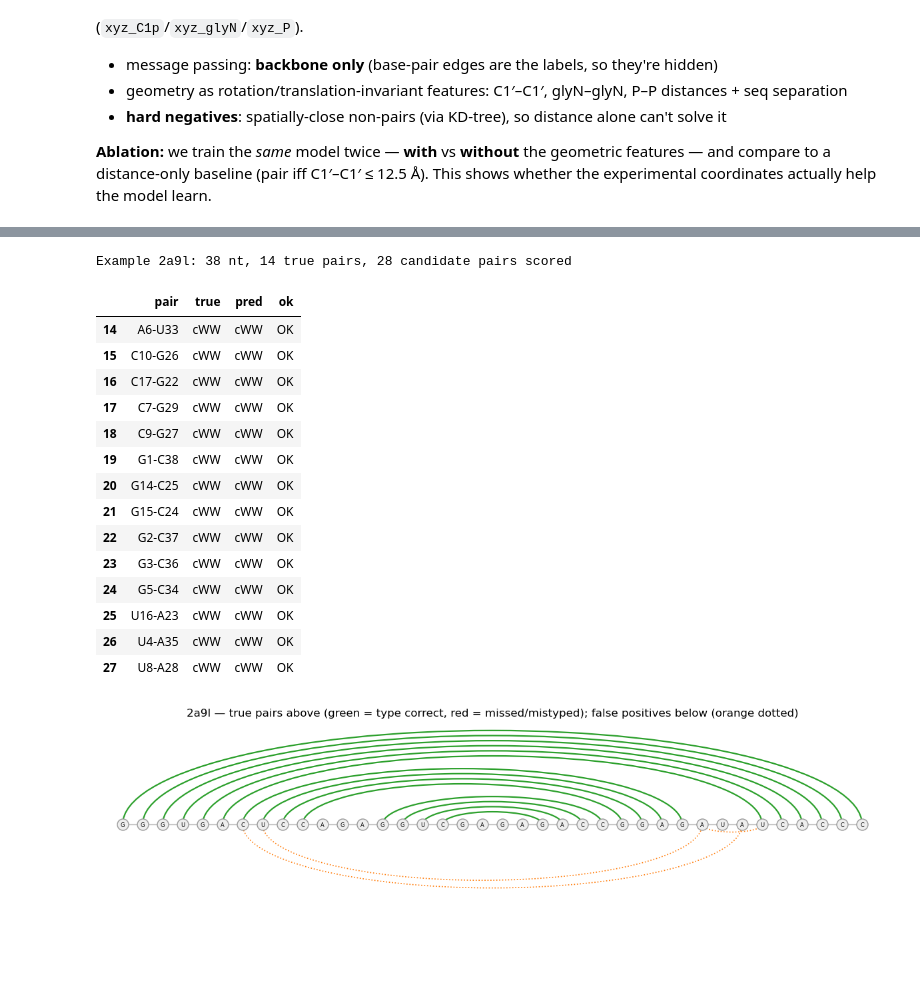
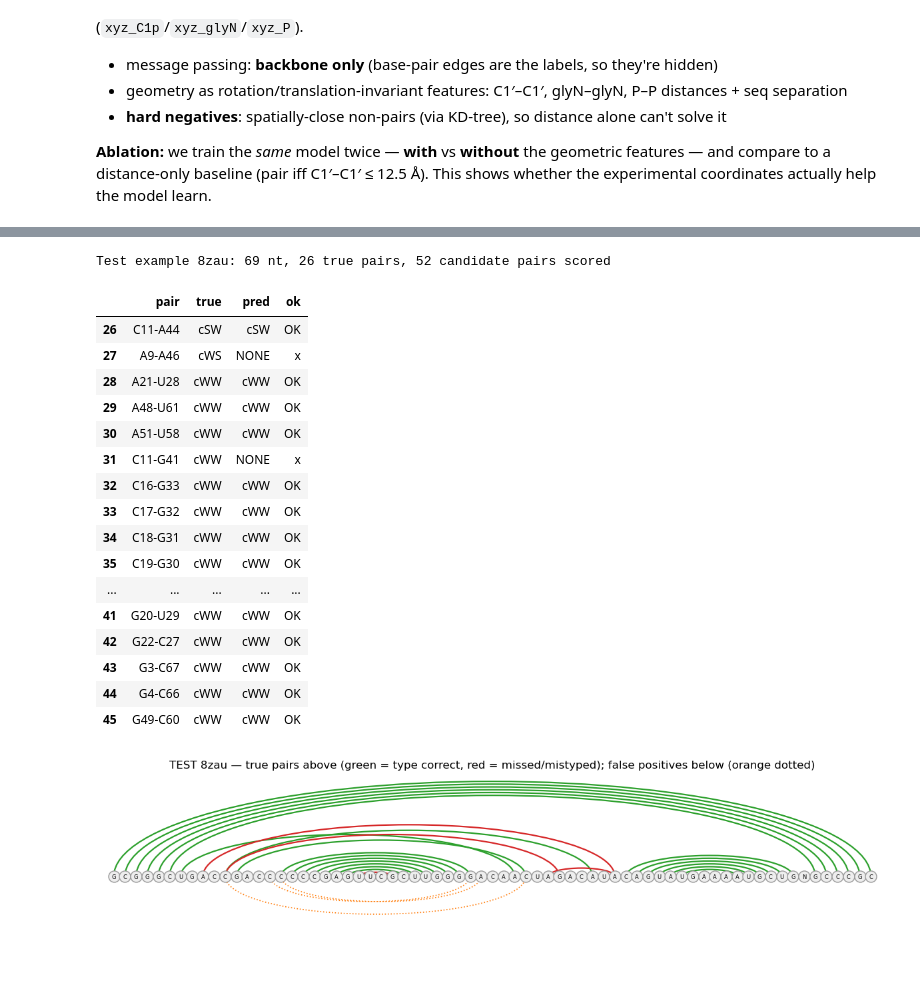
Before and after one commit to na-hackathon/na-hackathon-2026, a Jupyter notebook: workstreams/ws1-annotation-validation/mmcif-to-pyg/dnatco_pipeline_demo.ipynb, the cells around one changed output, grey strips where cells are left out. Cells and saved outputs as stored; diff of their text form; code cells hidden in the pictures; blank space fills up the shorter version.

```diff
--- a/workstreams/ws1-annotation-validation/mmcif-to-pyg/dnatco_pipeline_demo.ipynb
+++ b/workstreams/ws1-annotation-validation/mmcif-to-pyg/dnatco_pipeline_demo.ipynb
@@ -20,18 +16,20 @@ also track accuracy on the **non-canonical** pairs — the WS2-relevant signal.
 %autoreload 2
 
 import concurrent.futures as cf
+import csv
 from collections import Counter
 from pathlib import Path
 
 import matplotlib.pyplot as plt
 import torch
 
-from dnatco_fetch import rcsb_rna_ids, fetch_one
+from dnatco_fetch import fetch_one
 from dnatco_to_graph import dnatco_cif_to_graph
 from train_pair_interactions import load_dataset, PairRGCN, run_epoch
 from rnaglib.utils import dump_json
 
-N_STRUCTURES = 1000           # bump to 1000 for the full run
-CIFS = Path("demo/cifs"); CIFS.mkdir(parents=True, exist_ok=True)
-GRAPHS = Path("demo/graphs"); GRAPHS.mkdir(parents=True, exist_ok=True)
+# dataset = the RS25 RNA set (PDB ids in data/RS25_RNA_c2.csv)
+RS25_CSV = Path("../../../data/RS25_RNA_c2.csv")
+CIFS = Path("rs25/cifs"); CIFS.mkdir(parents=True, exist_ok=True)
+GRAPHS = Path("rs25/graphs"); GRAPHS.mkdir(parents=True, exist_ok=True)
 # %% [markdown]
@@ -92,7 +95,7 @@ for d in train:
 baseline = max(counts.values()) / sum(counts.values())   # majority (micro) baseline
 
 model = PairRGCN(num_classes=len(lw_vocab))
-model._canon_idx = lw_vocab.get('cWW')      # lets run_epoch compute non-canonical recall
+model._inv_vocab = {v: k for k, v in lw_vocab.items()}   # base-aware non-canonical recall (cWW + A-U/G-C)
 opt = torch.optim.Adam(model.parameters(), lr=1e-2)
 
 hist = []
@@ -255,62 +267,63 @@ import numpy as np, pandas as pd
 from matplotlib.patches import Arc
 from IPython.display import display
 
-# choose a *representative* single-chain test structure: enough pairs, detection recall
-# closest to the median (not the best or worst case)
+# representative single-chain TEST structure: enough pairs, detection recall near the median
 cands = []
-for k in range(len(dval)):
-    _, lab, ch, _ = dt.graph_node_order(dval_files[k])
-    if len(set(ch)) == 1 and 10 <= len(lab) <= 90 and int(dval[k].pair_y.gt(0).sum()) >= 5:
-        pk = dt.predict_one(dmodel, dval[k]); pos = dval[k].pair_y > 0
+for k in range(len(dtest)):
+    _, lab, ch, _ = dt.graph_node_order(dtest_files[k])
+    if len(set(ch)) == 1 and 10 <= len(lab) <= 90 and int(dtest[k].pair_y.gt(0).sum()) >= 5:
+        pk = dt.predict_one(dmodel, dtest[k]); pos = dtest[k].pair_y > 0
         cands.append((float((pk[pos] > 0).sum()) / int(pos.sum()), k))   # detection recall
 cands.sort()
 ex = cands[len(cands) // 2][1] if cands else 0
 
-pid, labels, chains, seqs = dt.graph_node_order(dval_files[ex])
-pred = dt.predict_one(dmodel, dval[ex])
-pi = dval[ex].pair_index.numpy(); y = dval[ex].pair_y.numpy()
+pid, labels, chains, seqs = dt.graph_node_order(dtest_files[ex])
+pred = dt.predict_one(dmodel, dtest[ex])
+pi = dtest[ex].pair_index.numpy(); y = dtest[ex].pair_y.numpy()
 
 rows = [{"pair": f"{labels[pi[0, c]]}-{labels[pi[1, c]]}",
          "true": class_names[int(y[c])], "pred": class_names[int(pred[c])],
          "ok": "OK" if y[c] == pred[c] else "x"} for c in range(pi.shape[1])]
 df = pd.DataFrame(rows).sort_values(["true", "pair"]).reset_index(drop=True)
-print(f"Example {pid}: {len(labels)} nt, {int((y > 0).sum())} true pairs, {len(y)} candidate pairs scored")
+print(f"Test example {pid}: {len(labels)} nt, {int((y > 0).sum())} true pairs, {len(y)} candidate pairs scored")
 display(df[df.true != "NONE"].head(20))          # the real base pairs and how the model called them
 
 # arc diagram: true pairs above (green=type correct, red=missed/mistyped); false positives below
 xpos = {i: k for k, i in enumerate(sorted(range(len(labels)), key=lambda i: seqs[i]))}
 fig, ax = plt.subplots(figsize=(12, 3.6))
 ax.plot([0, len(labels) - 1], [0, 0], color="#bbb", lw=1, zorder=0)
 for i in range(len(labels)):
     ax.scatter([xpos[i]], [0], s=150, color="#eee", edgecolors="#999", zorder=3)
     ax.text(xpos[i], 0, labels[i][0], ha="center", va="center", fontsize=6, zorder=4)
 for c in range(pi.shape[1]):
     a, b = sorted((xpos[pi[0, c]], xpos[pi[1, c]])); w = b - a; t, p = int(y[c]), int(pred[c])
     if t > 0:
         ax.add_patch(Arc(((a + b) / 2, 0), w, w * 0.6, theta1=0, theta2=180,
                          color="#2ca02c" if t == p else "#d62728", lw=1.6, zorder=2))
     elif p > 0:
         ax.add_patch(Arc(((a + b) / 2, 0), w, w * 0.6, theta1=180, theta2=360,
                          color="#ff7f0e", lw=1.2, ls=":", zorder=2))
 ax.set_xlim(-1, len(labels)); ax.set_ylim(-len(labels) * 0.32, len(labels) * 0.32); ax.axis("off")
-ax.set_title(f"{pid} — true pairs above (green = type correct, red = missed/mistyped); "
+ax.set_title(f"TEST {pid} — true pairs above (green = type correct, red = missed/mistyped); "
              f"false positives below (orange dotted)")
 plt.tight_layout(); plt.show()
 # %% [output]
-Example 2a9l: 38 nt, 14 true pairs, 28 candidate pairs scored
+Test example 8zau: 69 nt, 26 true pairs, 52 candidate pairs scored
 |  | pair | true | pred | ok |
-| 14 | A6-U33 | cWW | cWW | OK |
-| 15 | C10-G26 | cWW | cWW | OK |
-| 16 | C17-G22 | cWW | cWW | OK |
-| 17 | C7-G29 | cWW | cWW | OK |
-| 18 | C9-G27 | cWW | cWW | OK |
-| 19 | G1-C38 | cWW | cWW | OK |
-| 20 | G14-C25 | cWW | cWW | OK |
-| 21 | G15-C24 | cWW | cWW | OK |
-| 22 | G2-C37 | cWW | cWW | OK |
-| 23 | G3-C36 | cWW | cWW | OK |
-| 24 | G5-C34 | cWW | cWW | OK |
-| 25 | U16-A23 | cWW | cWW | OK |
-| 26 | U4-A35 | cWW | cWW | OK |
-| 27 | U8-A28 | cWW | cWW | OK |
+| 26 | C11-A44 | cSW | cSW | OK |
+| 27 | A9-A46 | cWS | NONE | x |
+| 28 | A21-U28 | cWW | cWW | OK |
+| 29 | A48-U61 | cWW | cWW | OK |
+| 30 | A51-U58 | cWW | cWW | OK |
+| 31 | C11-G41 | cWW | NONE | x |
+| 32 | C16-G33 | cWW | cWW | OK |
+| 33 | C17-G32 | cWW | cWW | OK |
+| 34 | C18-G31 | cWW | cWW | OK |
+| 35 | C19-G30 | cWW | cWW | OK |
+| ... | ... | ... | ... | ... |
+| 41 | G20-U29 | cWW | cWW | OK |
+| 42 | G22-C27 | cWW | cWW | OK |
+| 43 | G3-C67 | cWW | cWW | OK |
+| 44 | G4-C66 | cWW | cWW | OK |
+| 45 | G49-C60 | cWW | cWW | OK |
-[figure, old version]
+[figure, new version]
```
Also changed, not shown: parts of 16 cells of this notebook, 7 other files.
